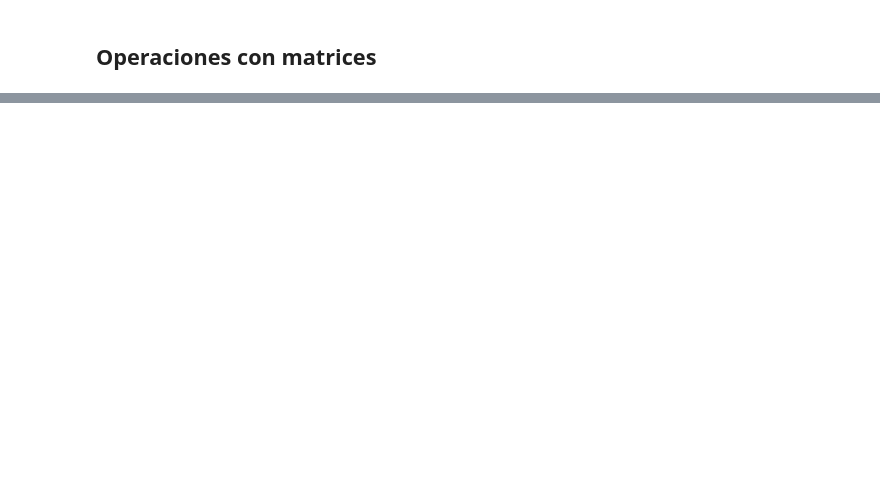
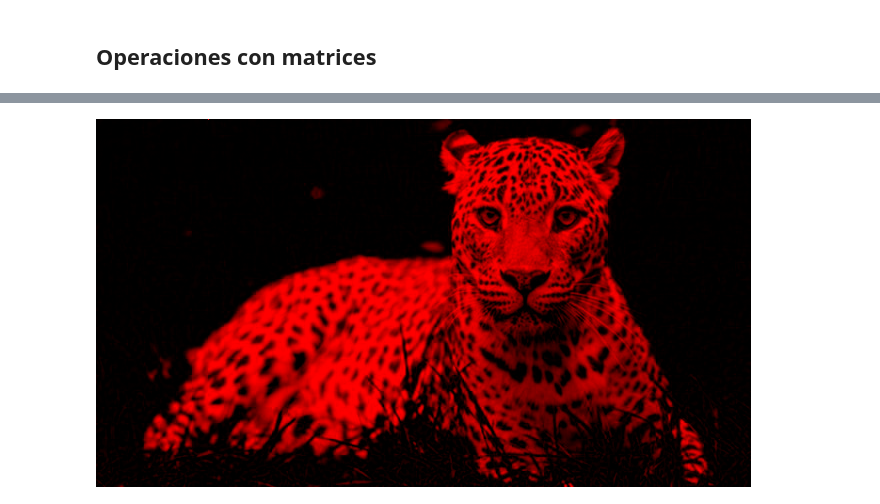
Before and after one commit to JuanPDuateC/Notebooks, a Jupyter notebook: 03_Numpy.ipynb, the cells around one changed output, grey strips where cells are left out. Saved outputs shown, nothing was run; the diff lists cells and outputs as text; code cells hidden in the pictures; blank space fills up the shorter version.

```diff
--- a/03_Numpy.ipynb
+++ b/03_Numpy.ipynb
@@ -169,0 +360,4 @@ np.hstack((a,b))
+# %%
+## se lee la imagen y la vuelve un arreglo
+leopardo = np.array(Image.open("leopardo.jpg"))
+leopardo
@@ -169,0 +427,2 @@ np.hstack((a,b))
+# %%
+leopardo[0,112] = (255, 255, 0)
@@ -169,0 +444,10 @@ np.hstack((a,b))
+# %%
+leo2 = leopardo.copy()
+## para volverlo rojo se cambia el : al (1,2)
+leo2[:, :, (1,2)] = 0
+
+leo2imagen = Image.fromarray(leo2)
+leo2imagen.save('leored.jpg')
+leo2imagen
+# %% [output]
+[figure, added]
```
Also changed, not shown: parts of 49 cells of this notebook.
